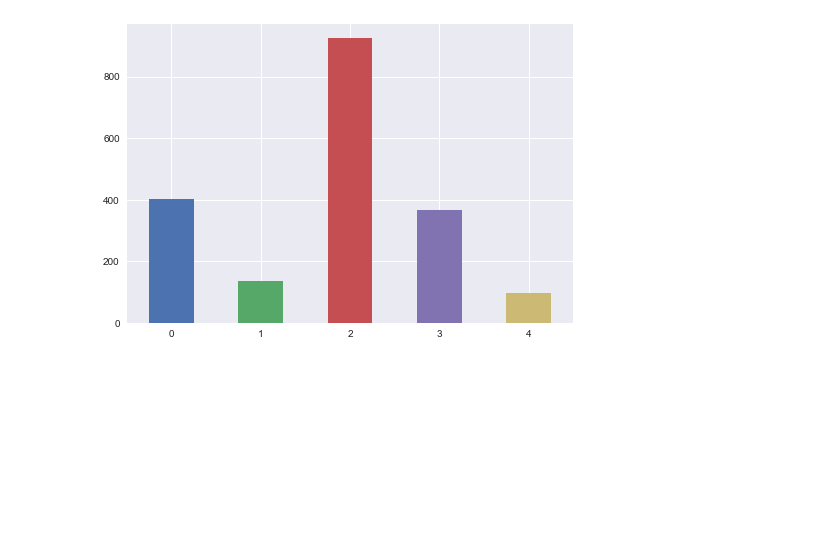
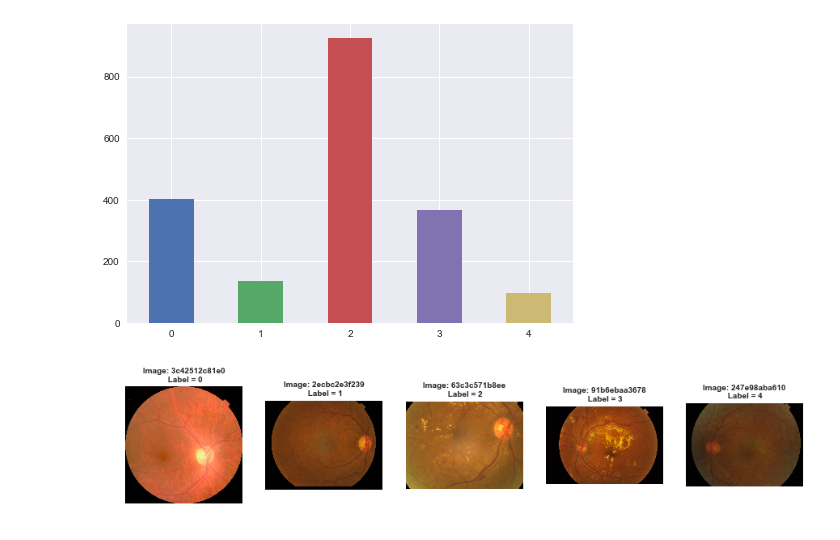
Before and after one commit to richiebui/APTOS, a Jupyter notebook: APTOS.ipynb, the cells around one changed output. Cells and saved outputs as stored; diff of their text form; code cells hidden in the pictures; blank space fills up the shorter version.

```diff
--- a/APTOS.ipynb
+++ b/APTOS.ipynb
@@ -277,3 +302,17 @@ test_df.diagnosis.value_counts().sort_index().plot(kind="bar", rot=0)
 Name: diagnosis, dtype: int64
 <matplotlib.axes._subplots.AxesSubplot at 0x...>
 [figure]
+# %%
+# Example from every label
+fig, ax = plt.subplots(1, 5, figsize=(15, 6))
+for i in range(5):
+    sample = train_df[train_df['diagnosis'] == i].sample(1)
+    image_name = sample['id_code'].item()
+    X = cv2.imread(f"train_images/{image_name}.png")
+    X = cv2.cvtColor(X, cv2.COLOR_BGR2RGB)
+    ax[i].set_title(f"Image: {image_name}\n Label = {sample['diagnosis'].item()}",
+                    weight='bold', fontsize=10)
+    ax[i].axis('off')
+    ax[i].imshow(X);
+# %% [output]
+[figure, added]
```
Also changed, not shown: parts of 16 cells of this notebook.
